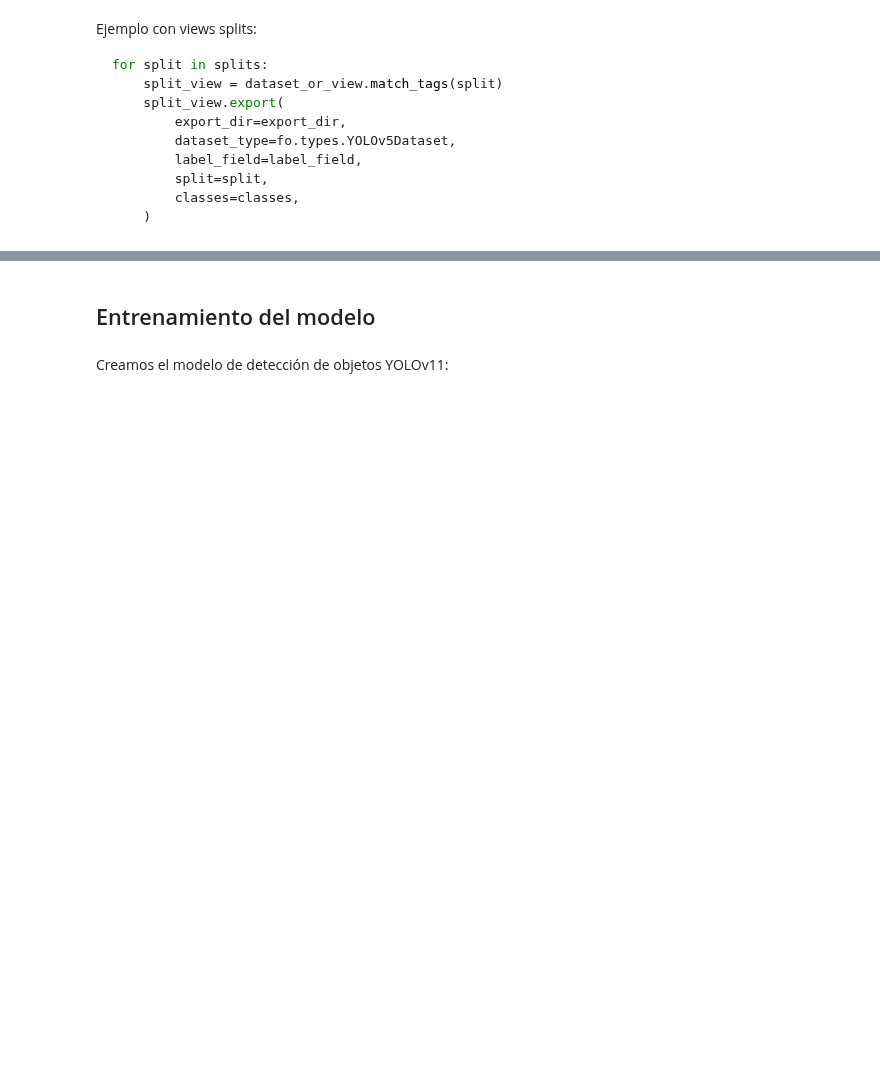
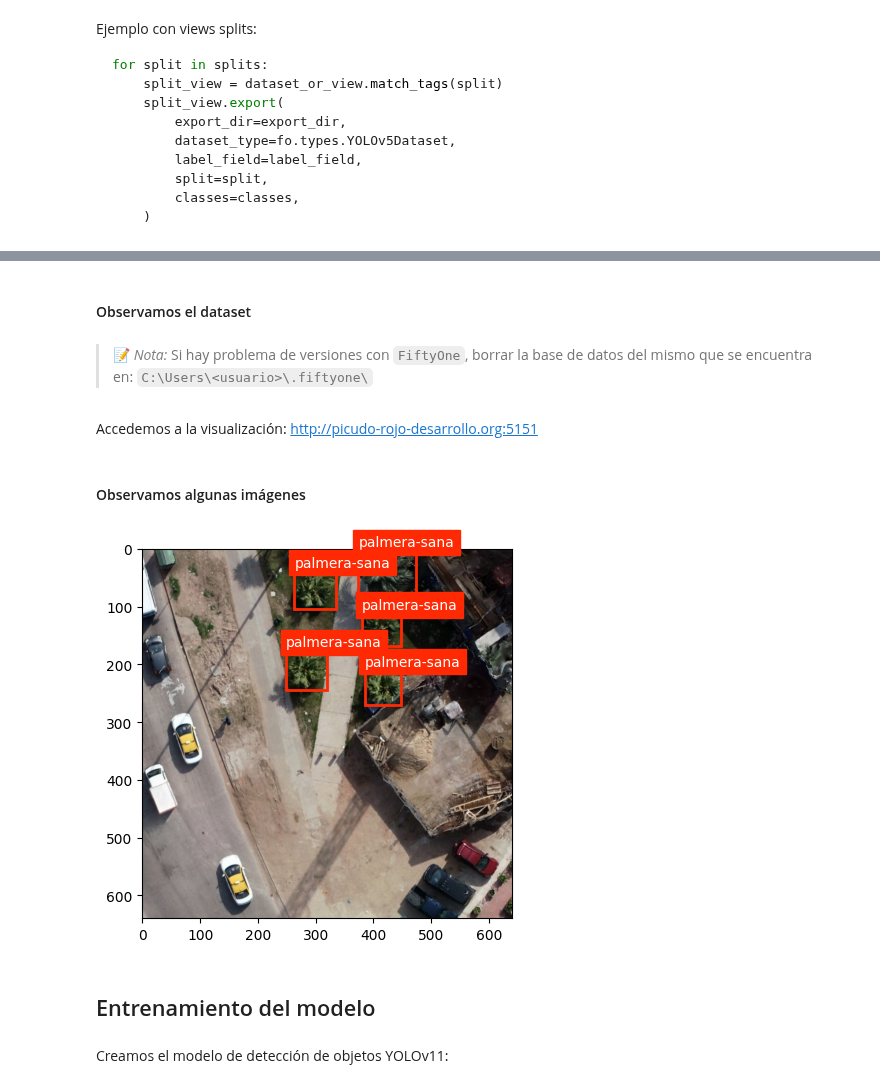
Before and after one commit to brunomaso1/uba-ceia, a Jupyter notebook: ceia-proyecto-final/modulo-IA/notebooks/deteccion_palmeras/yolov11/3.01-bm-yolov11.ipynb, the cells around one changed output, grey strips where cells are left out. Drawn from its saved outputs; the diff is of its cells as text; code cells hidden in the pictures; blank space fills up the shorter version.

```diff
--- a/ceia-proyecto-final/modulo-IA/notebooks/deteccion_palmeras/yolov11/3.01-bm-yolov11.ipynb
+++ b/ceia-proyecto-final/modulo-IA/notebooks/deteccion_palmeras/yolov11/3.01-bm-yolov11.ipynb
@@ -125,9 +215,12 @@ Setup complete  (20 CPUs, 127.9 GB RAM, 928.3/1862.9 GB disk)
 # %% [markdown]
 ### Convertir todas las clases a una sola
 # %%
-# coco_anotations = UtilsCocoDataset.load_annotations_from_file(DOWNLOAD_RAW_DATASET_FOLDER / "labels.json")
-# coco_annotations_one_class = UtilsCocoDataset.parse_class_annotations_to(coco_anotations, "palmera")
+json_folder = RAW_DATA_FOLDER / f"{DATASET_NAME}_{DATASET_VERSION}"
+coco_anotations = CocoDatasetUtils.load_annotations_from_path(
+    json_folder / "labels.json"
+)
+coco_annotations_one_class = CocoDatasetUtils.parse_class_annotations_to(coco_anotations, "palmera")
 
-# with open(DOWNLOAD_RAW_DATASET_FOLDER / "labels.json", "w") as f:
-#     json.dump(coco_annotations_one_class, f, indent=4)
-#     LOGGER.debug(f"Se guardó el archivo de etiquetas en {DOWNLOAD_RAW_DATASET_FOLDER / 'labels.json'}")
+with open(json_folder / "labels.json", "w") as f:
+    json.dump(coco_annotations_one_class, f, indent=4)
+    LOGGER.info(f"Se guardó el archivo de etiquetas en {json_folder / 'labels.json'}")
@@ -182,0 +283,4 @@ Visualizamos algunas imagenes del conjunto de datos:
+# %% [markdown]
+#### Observamos el dataset
+# %% [markdown]
+> 📝 <em><font color='Gray'>Nota:</font></em> Si hay problema de versiones con `FiftyOne`, borrar la base de datos del mismo que se encuentra en: `C:\Users\<usuario>\.fiftyone\`</em>
@@ -183,12 +290,18 @@ Visualizamos algunas imagenes del conjunto de datos:
+# %% [markdown]
+Accedemos a la visualización: <a>http://picudo-rojo-desarrollo.org:5151</a>
+# %% [markdown]
+#### Observamos algunas imágenes
 # %%
-# image_name = "8deOctubreyCentenario-EspLibreLarranaga_20190828_dji_pc_5cm_patch_0"
-# image_path = DOWNLOAD_YOLO_DATASET_FOLDER / "images" / "train" / f"{image_name}.jpg"
-# txt_path = DOWNLOAD_YOLO_DATASET_FOLDER / "labels" / "train" / f"{image_name}.txt"
+image_name = "8deOctubreyCentenario-EspLibreLarranaga_20190828_dji_pc_5cm_crop_31"
+image_path = DATASET_PROCESSED_PATH / "images" / "train" / f"{image_name}.jpg"
+txt_path = DATASET_PROCESSED_PATH / "labels" / "train" / f"{image_name}.txt"
 
-# categories = CONFIG["coco_dataset"]["categories"]
-# category_map = {cat["id"]: cat["name"] for cat in categories}
+categories = CONFIG.coco_dataset.to_dict()['categories']
+category_map = {cat["id"]: cat["name"] for cat in categories}
 
-# visualize_image_annotations(image_path, txt_path, category_map)
+visualize_image_annotations(image_path, txt_path, category_map)
+# %% [output]
+[figure, added]
 # %% [markdown]
 ## Entrenamiento del modelo
 # %% [markdown]
```
Also changed, not shown: parts of 66 cells of this notebook, 32 other files.
